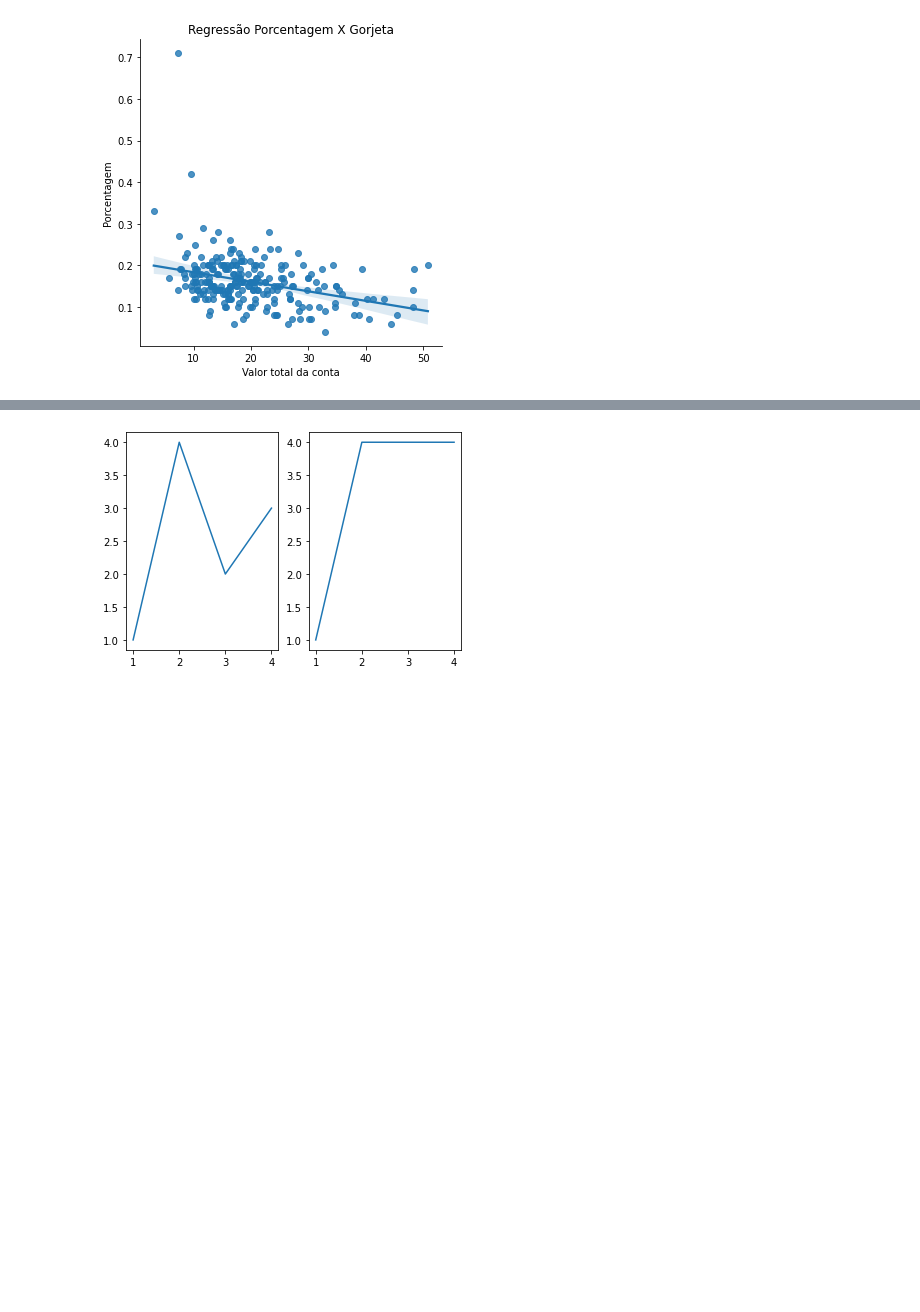
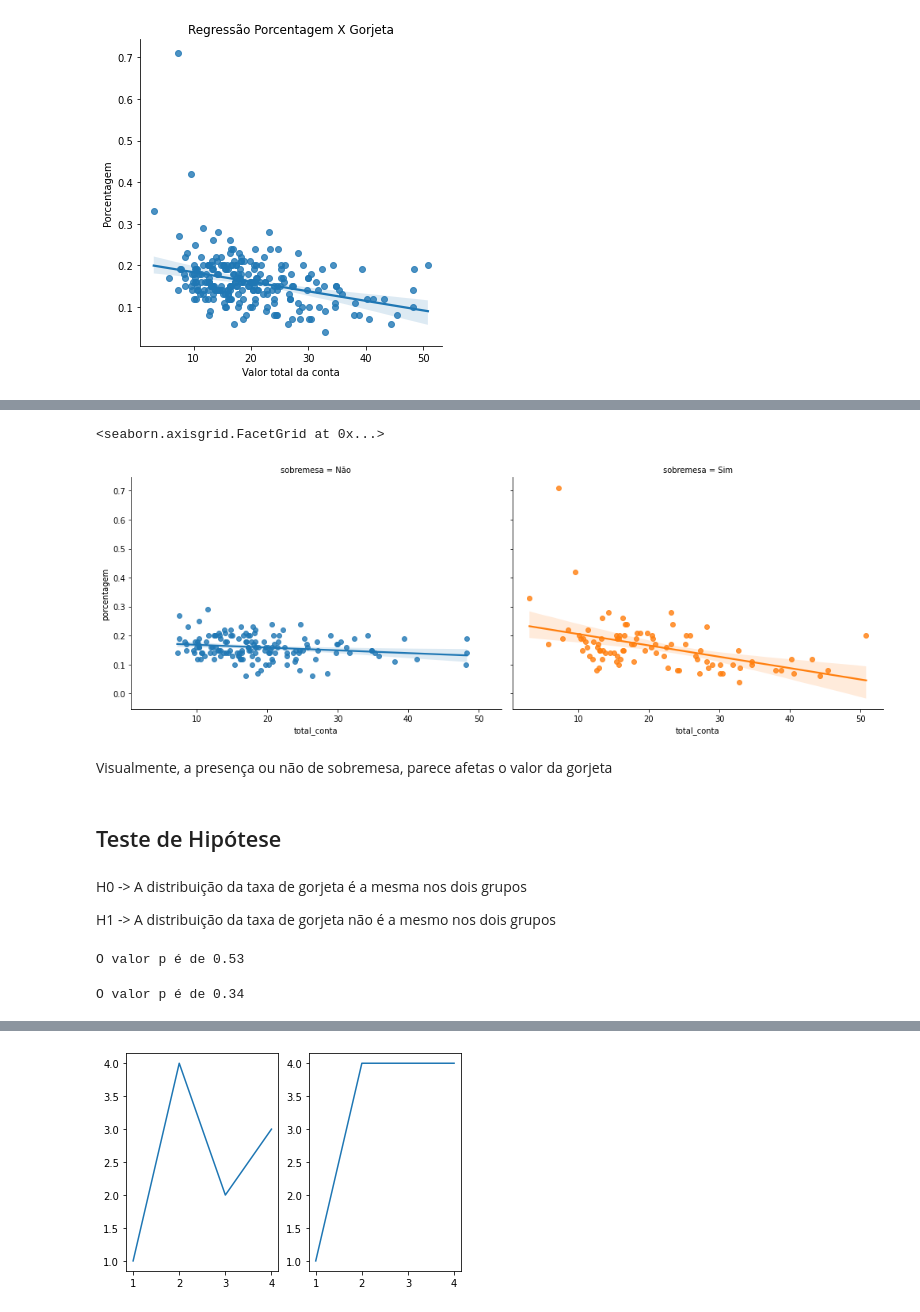
Before and after one commit to arturcgs/python_alura, a Jupyter notebook: Formacao_Python_para_Data_Science/Data_Visualization_Seaborn/Data_Vis_Seaborn.ipynb, the cells around one changed output, grey strips where cells are left out. Cells and saved outputs as stored; diff of their text form; code cells hidden in the pictures; blank space fills up the shorter version.

```diff
--- a/Formacao_Python_para_Data_Science/Data_Visualization_Seaborn/Data_Vis_Seaborn.ipynb
+++ b/Formacao_Python_para_Data_Science/Data_Visualization_Seaborn/Data_Vis_Seaborn.ipynb
@@ -126,0 +170,27 @@ import matplotlib.pyplot as plt
+# %%
+sns.lmplot(x='total_conta', y='porcentagem', data=gorjetas, col='sobremesa', hue='sobremesa', aspect=1.4)
+# %% [output]
+<seaborn.axisgrid.FacetGrid at 0x...>
+[figure, added]
+# %% [markdown]
+Visualmente, a presença ou não de sobremesa, parece afetas o valor da gorjeta
+# %% [markdown]
+## Teste de Hipótese
+# %% [markdown]
+H0 -> A distribuição da taxa de gorjeta é a mesma nos dois grupos
+
+H1 -> A distribuição da taxa de gorjeta não é a mesmo nos dois grupos
+# %%
+sobremesa = gorjetas.query("sobremesa == 'Sim'").porcentagem
+sem_sobremesa = gorjetas.query("sobremesa == 'Não'").porcentagem
+r = ranksums(sobremesa, sem_sobremesa)
+print(f'O valor p é de {r.pvalue:.2f}')
+# %% [output]
+O valor p é de 0.53
+# %%
+sobremesa = gorjetas.query("sobremesa == 'Sim'").total_conta
+sem_sobremesa = gorjetas.query("sobremesa == 'Não'").total_conta
+r = ranksums(sobremesa, sem_sobremesa)
+print(f'O valor p é de {r.pvalue:.2f}')
+# %% [output]
+O valor p é de 0.34
```
Also changed, not shown: parts of 41 cells of this notebook.
